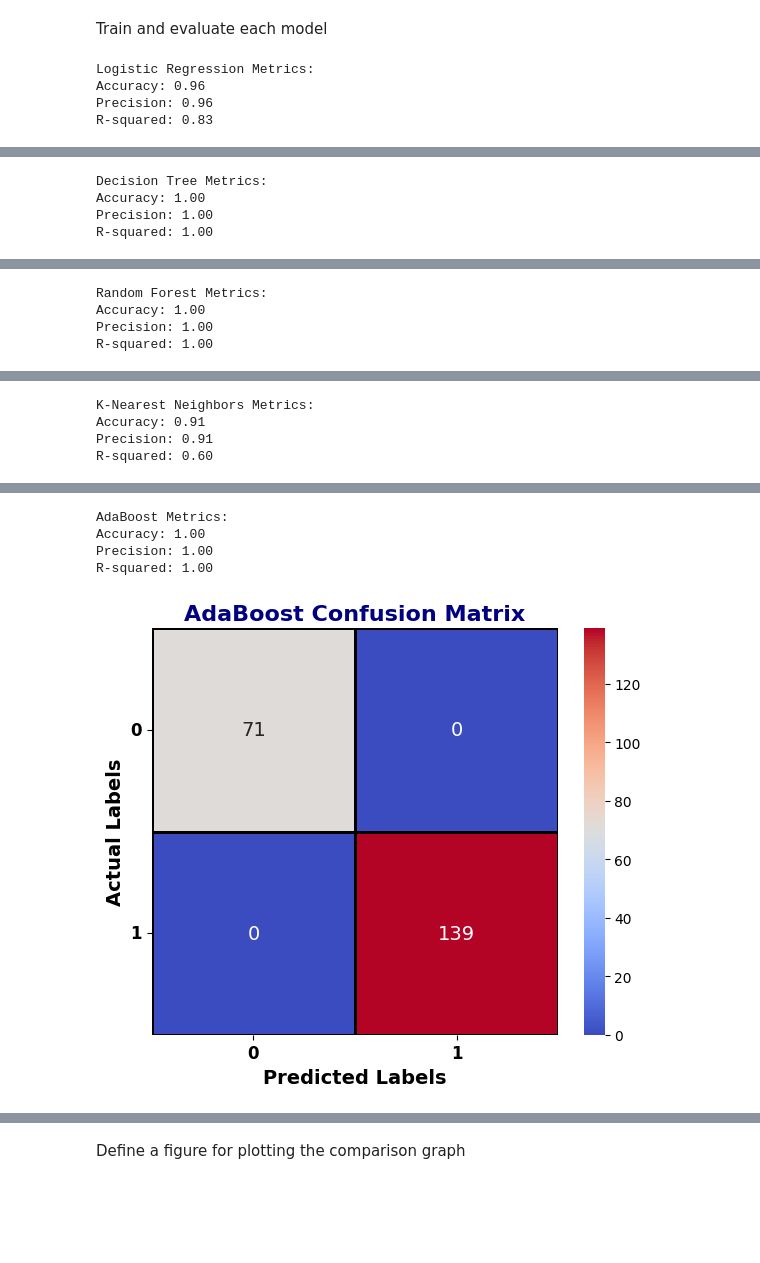
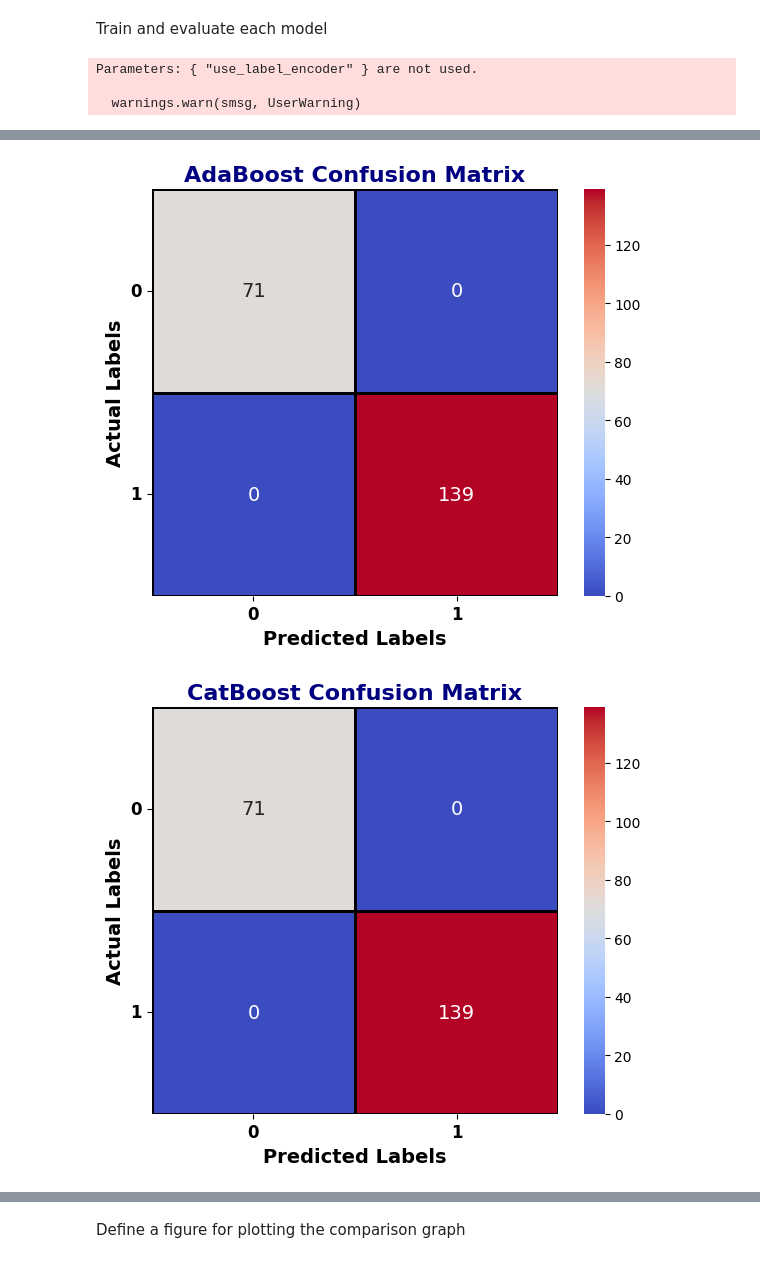
Before and after one commit to NabhyaIoT2026/Machine-Learning, a Jupyter notebook: Weather.ipynb, the cells around one changed output, grey strips where cells are left out. Drawn from its saved outputs; the diff is of its cells as text; code cells hidden in the pictures; blank space fills up the shorter version.

```diff
--- a/Weather.ipynb
+++ b/Weather.ipynb
@@ -70,7 +72,9 @@ models = {
     "Decision Tree": DecisionTreeClassifier(),
     "Random Forest": RandomForestClassifier(),
     "K-Nearest Neighbors": KNeighborsClassifier(),
-    "AdaBoost": AdaBoostClassifier(n_estimators=50, random_state=42)
+    "AdaBoost": AdaBoostClassifier(n_estimators=50, random_state=42),
+    "CatBoost": CatBoostClassifier(iterations=100, learning_rate=0.1, depth=6, verbose=0),
+    "XGBoost": XGBClassifier(n_estimators=100, learning_rate=0.1, max_depth=6, use_label_encoder=False, eval_metric='logloss')
 }
 # %% [markdown]
 Train and evaluate each model
@@ -78,62 +82,39 @@ Train and evaluate each model
 for model_name, model in models.items():
     # Train the model
     model.fit(X_train, y_train)
+
     # Make predictions
     y_pred = model.predict(X_test)
-
-    # Calculate accuracy
-    accuracy = accuracy_score(y_test, y_pred)
-    precision = precision_score(y_test, y_pred, average='weighted')  # For multiclass, use 'weighted' or 'macro'
-    r_squared = r2_score(y_test, y_pred)  # This can give insights for classification, though more commonly used for regression
-
-    print(f"\n{model_name} Metrics:")
-    print(f"Accuracy: {accuracy:.2f}")
-    print(f"Precision: {precision:.2f}")
-    print(f"R-squared: {r_squared:.2f}")
 
     # Generate confusion matrix
     cm = confusion_matrix(y_test, y_pred)
 
-    # Plot confusion matrix with a more aesthetic style
+    # Plot confusion matrix with aesthetic style
     plt.figure(figsize=(6, 5))
     sns.heatmap(
         cm, annot=True, fmt="d", cmap="coolwarm", cbar=True,
         annot_kws={"size": 14}, linewidths=1, linecolor='black', square=True
     )
 
     # Title and labels with improved font settings
     plt.title(f"{model_name} Confusion Matrix", fontsize=16, weight='bold', color='navy')
     plt.xlabel("Predicted Labels", fontsize=14, weight='bold')
     plt.ylabel("Actual Labels", fontsize=14, weight='bold')
 
     # Adjust layout for readability
     plt.xticks(fontsize=12, weight='bold')
     plt.yticks(fontsize=12, weight='bold', rotation=0)
     plt.tight_layout()
-    plt.show()
+
+# Display all confusion matrix plots at once
+plt.show()
 # %% [output]
-Logistic Regression Metrics:
-Accuracy: 0.96
-Precision: 0.96
-R-squared: 0.83
+Parameters: { "use_label_encoder" } are not used.
+
+  warnings.warn(smsg, UserWarning)
 [figure]
-Decision Tree Metrics:
-Accuracy: 1.00
-Precision: 1.00
-R-squared: 1.00
 [figure]
-Random Forest Metrics:
-Accuracy: 1.00
-Precision: 1.00
-R-squared: 1.00
 [figure]
-K-Nearest Neighbors Metrics:
-Accuracy: 0.91
-Precision: 0.91
-R-squared: 0.60
 [figure]
-AdaBoost Metrics:
-Accuracy: 1.00
-Precision: 1.00
-R-squared: 1.00
 [figure]
+[figure, added]
```
Also changed, not shown: parts of 3 cells of this notebook.
